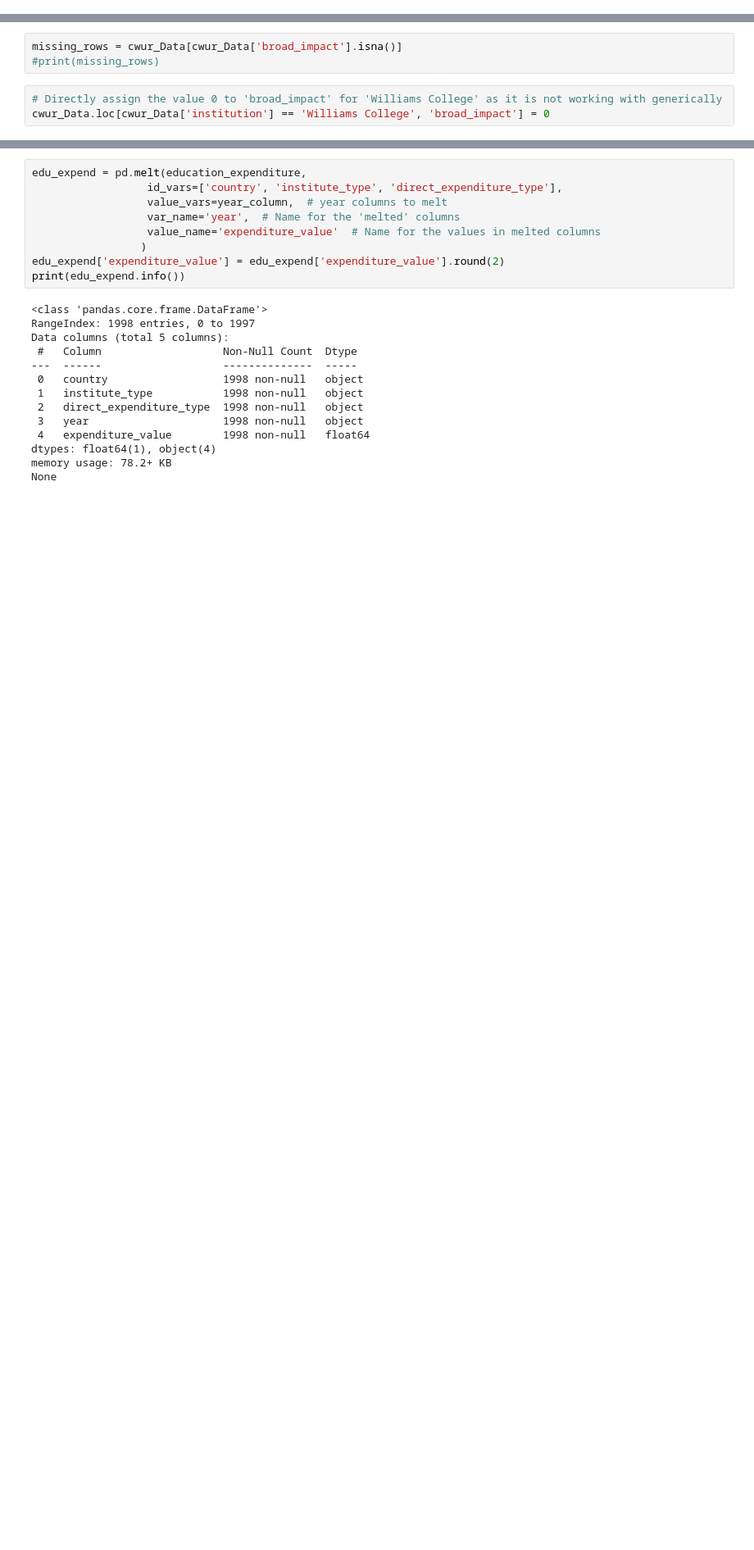
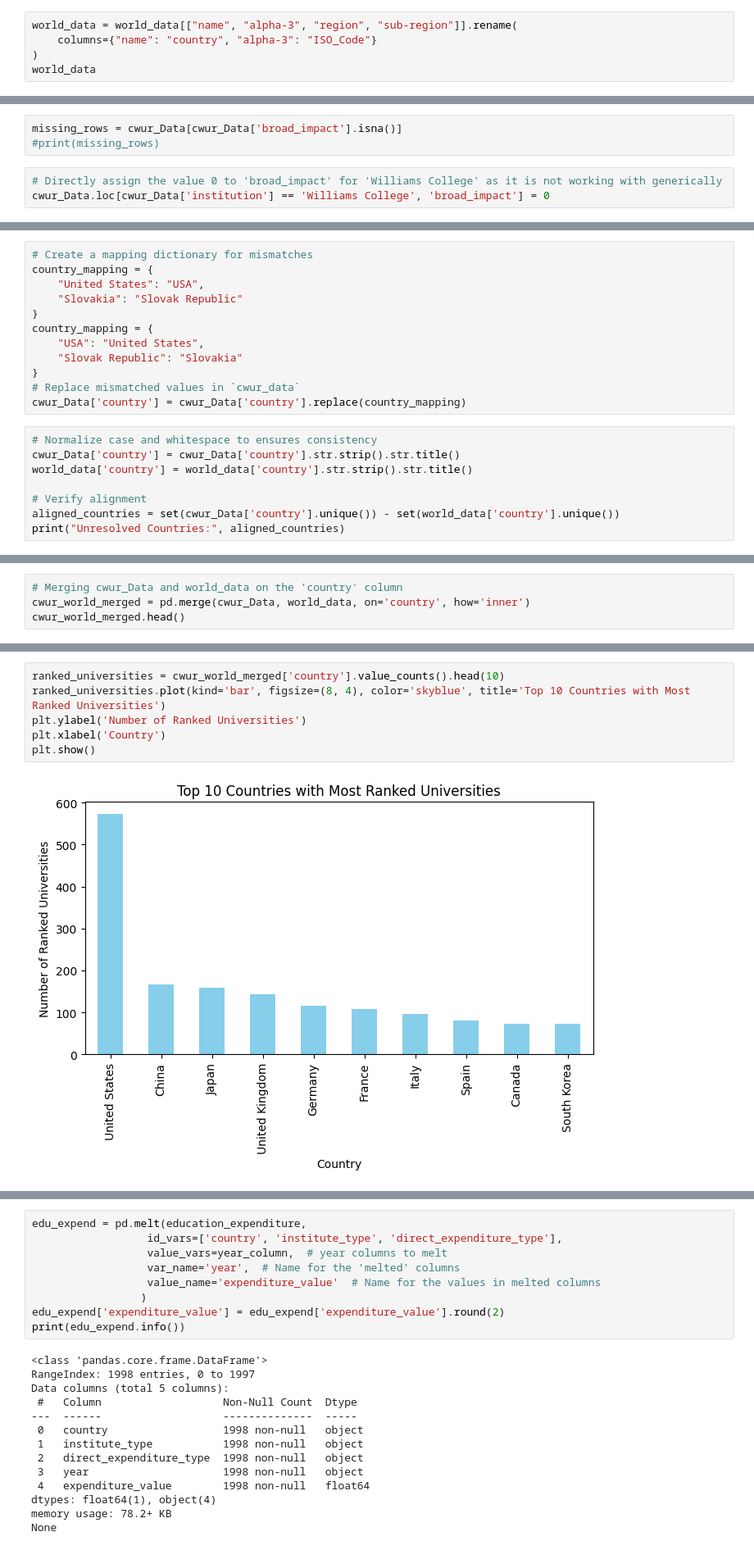
Before and after one commit to dineshthakur1205/University-Ranking, a Jupyter notebook: DOPP_Ex2.ipynb, the cells around one changed output, grey strips where cells are left out. Shown at 82% size. Drawn from its saved outputs; the diff is of its cells as text; blank space fills up the shorter version.

```diff
--- a/DOPP_Ex2.ipynb
+++ b/DOPP_Ex2.ipynb
@@ -21,0 +20,5 @@ school_country = pd.read_csv('../Data/UniRanking/school_and_country_table.csv')
+# %%
+world_data = world_data[["name", "alpha-3", "region", "sub-region"]].rename(
+    columns={"name": "country", "alpha-3": "ISO_Code"}
+)
+world_data
@@ -264,0 +158,20 @@ year_column = education_expenditure.columns[education_expenditure.columns.str.ma
+# %%
+# Create a mapping dictionary for mismatches
+country_mapping = {
+    "United States": "USA",
+    "Slovakia": "Slovak Republic"
+}
+country_mapping = {
+    "USA": "United States",
+    "Slovak Republic": "Slovakia"
+}
+# Replace mismatched values in `cwur_data`
+cwur_Data['country'] = cwur_Data['country'].replace(country_mapping)
+# %%
+# Normalize case and whitespace to ensures consistency
+cwur_Data['country'] = cwur_Data['country'].str.strip().str.title()
+world_data['country'] = world_data['country'].str.strip().str.title()
+
+# Verify alignment
+aligned_countries = set(cwur_Data['country'].unique()) - set(world_data['country'].unique())
+print("Unresolved Countries:", aligned_countries)
@@ -264,0 +191,4 @@ year_column = education_expenditure.columns[education_expenditure.columns.str.ma
+# %%
+# Merging cwur_Data and world_data on the 'country' column
+cwur_world_merged = pd.merge(cwur_Data, world_data, on='country', how='inner')
+cwur_world_merged.head()
@@ -264,0 +206,8 @@ year_column = education_expenditure.columns[education_expenditure.columns.str.ma
+# %%
+ranked_universities = cwur_world_merged['country'].value_counts().head(10)
+ranked_universities.plot(kind='bar', figsize=(8, 4), color='skyblue', title='Top 10 Countries with Most Ranked Universities')
+plt.ylabel('Number of Ranked Universities')
+plt.xlabel('Country')
+plt.show()
+# %% [output]
+[figure, added]
```
Also changed, not shown: parts of 95 cells of this notebook.
